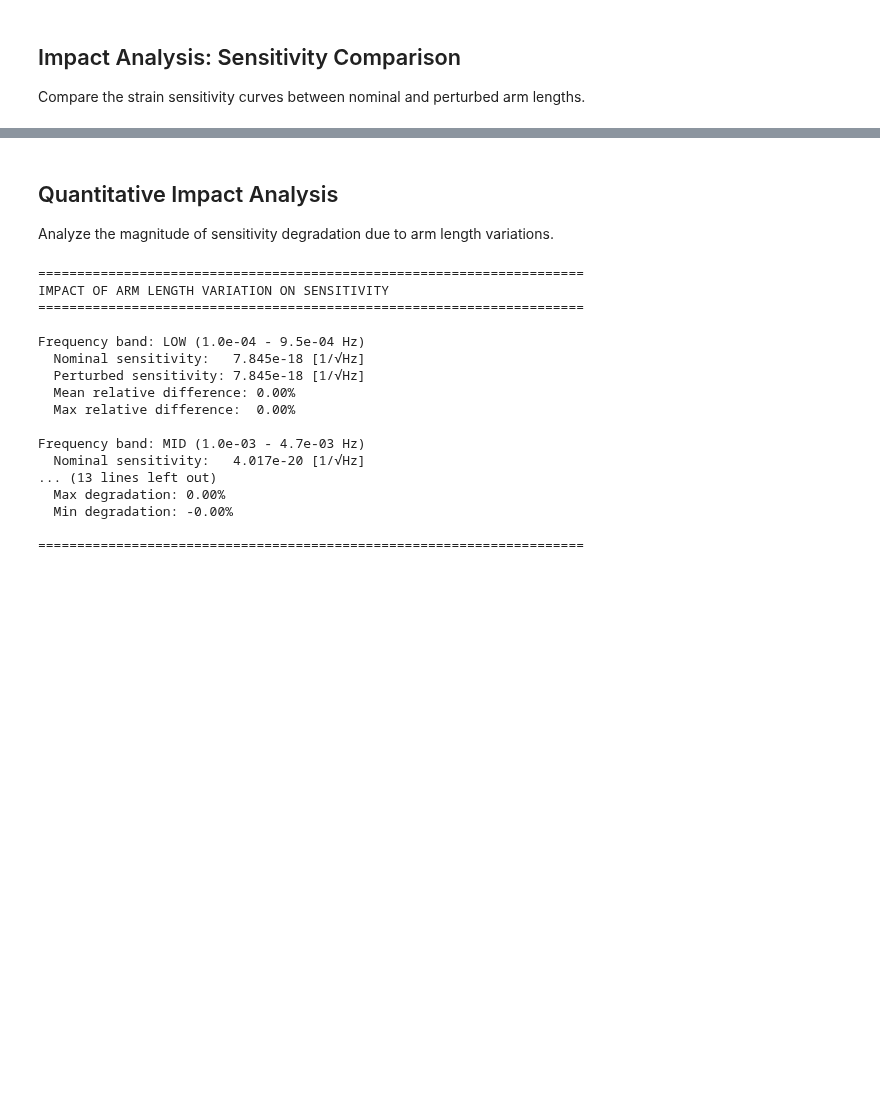
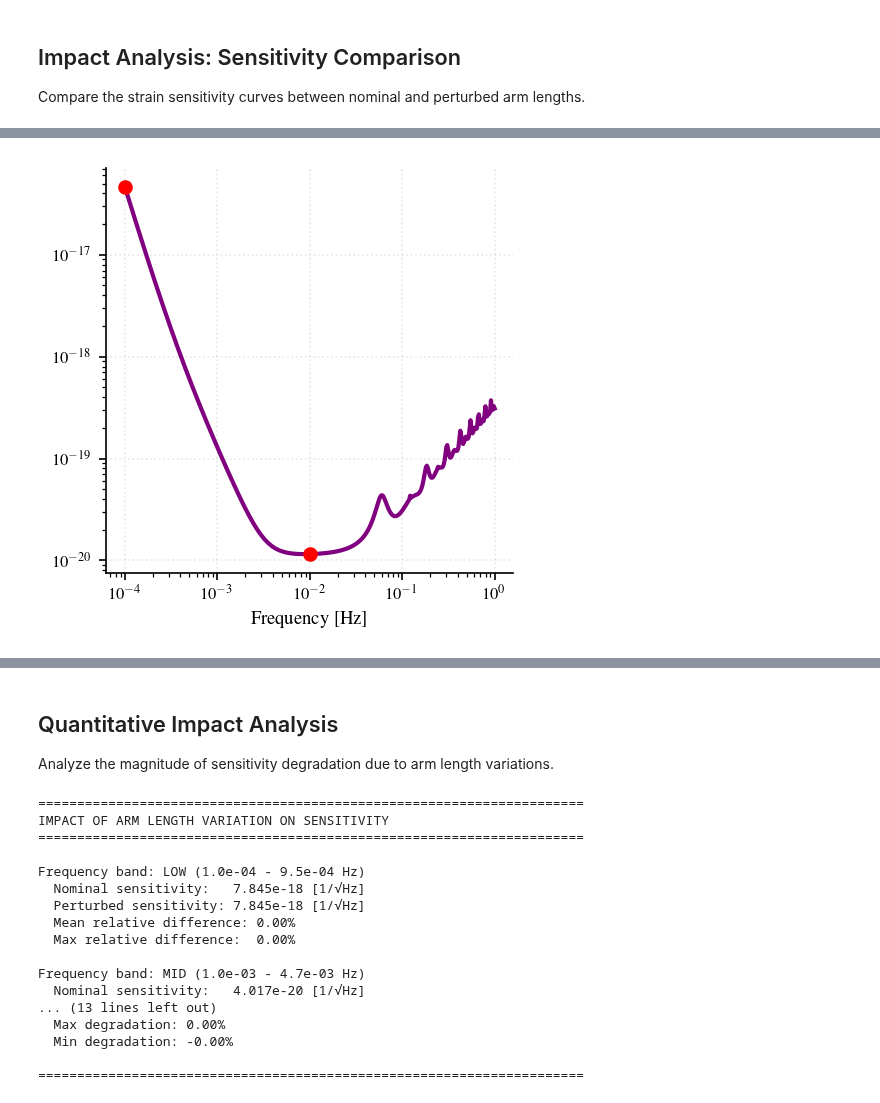
Before and after one commit to lorenzsp/ResponseRequirements, a Jupyter notebook: ImpactArmlengthVariation.ipynb, the cells around one changed output, grey strips where cells are left out. Cells and saved outputs as stored; diff of their text form; code cells hidden in the pictures; blank space fills up the shorter version.

```diff
--- a/ImpactArmlengthVariation.ipynb
+++ b/ImpactArmlengthVariation.ipynb
@@ -292,0 +340,9 @@ Comparison plots generated
+# %%
+fig, ax          = plt.subplots(figsize=(COL1, COL1))
+ax.loglog(f_sens, np.sqrt(sensitivity_nominal[2]), 'purple', linewidth=2)
+ax.plot(1e-4, (2.11e-33)**0.5, 'ro')
+ax.plot(1e-2, (1.359e-40)**0.5, 'ro')
+ax.set_xlabel('Frequency [Hz]')
+plt.show()
+# %% [output]
+[figure, added]
```
Also changed, not shown: parts of 17 cells of this notebook, 5 other files.
